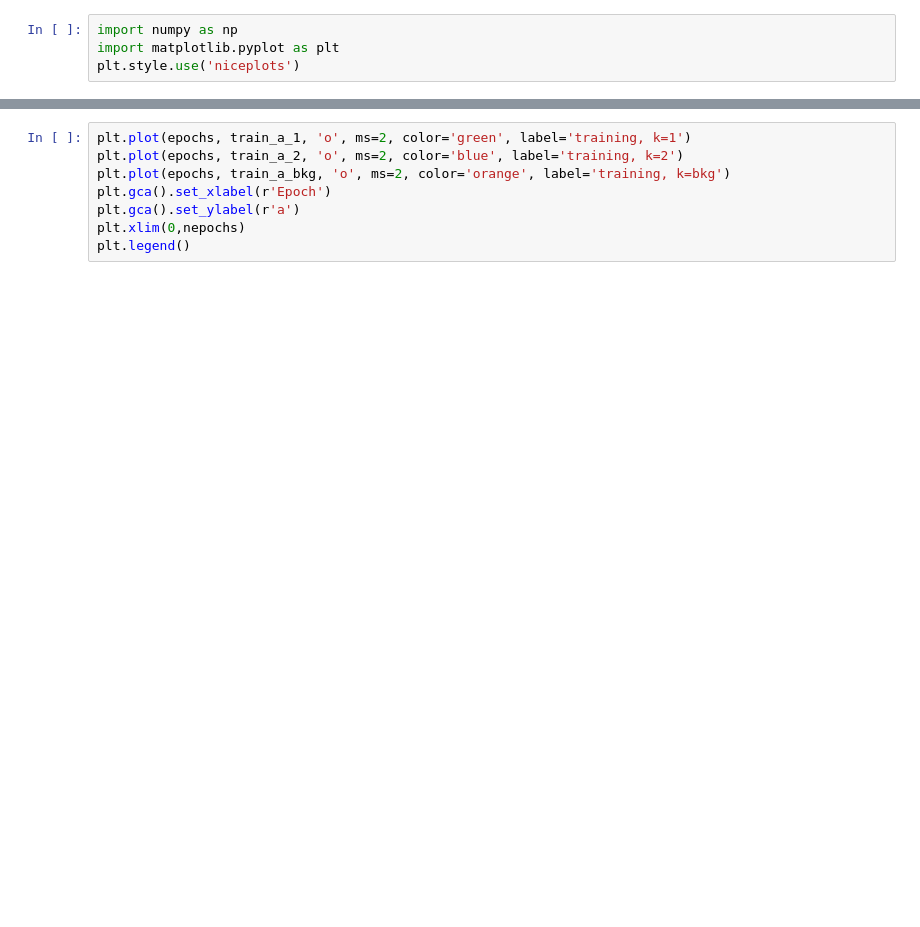
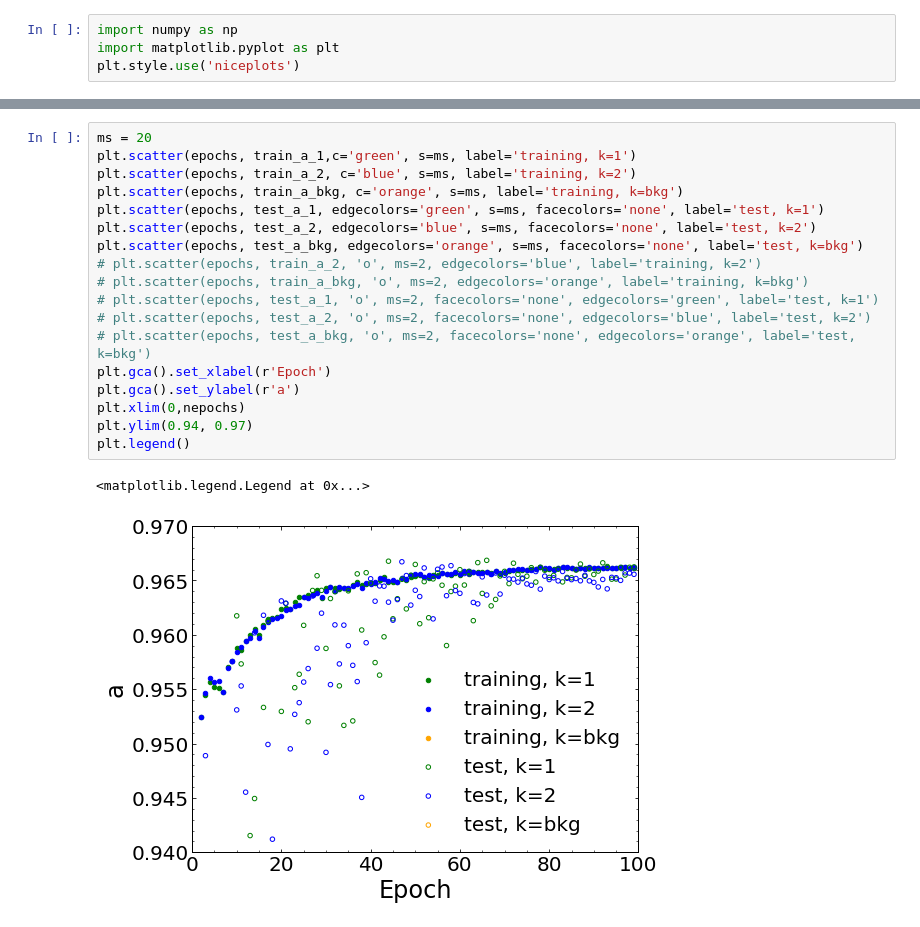
Before and after one commit to tferber/ECLML, a Jupyter notebook: scripts/plot_losses.ipynb, the cells around one changed output, grey strips where cells are left out. Drawn from its saved outputs; the diff is of its cells as text; blank space fills up the shorter version.

```diff
--- a/scripts/plot_losses.ipynb
+++ b/scripts/plot_losses.ipynb
@@ -68,11 +101,24 @@ plt.legend()
-# %%
-plt.plot(epochs, train_a_1, 'o', ms=2, color='green', label='training, k=1')
-plt.plot(epochs, train_a_2, 'o', ms=2, color='blue', label='training, k=2')
-plt.plot(epochs, train_a_bkg, 'o', ms=2, color='orange', label='training, k=bkg')
-plt.gca().set_xlabel(r'Epoch')
-plt.gca().set_ylabel(r'a')
-plt.xlim(0,nepochs)
-plt.legend()
+# %%
+ms = 20
+plt.scatter(epochs, train_a_1,c='green', s=ms, label='training, k=1')
+plt.scatter(epochs, train_a_2, c='blue', s=ms, label='training, k=2')
+plt.scatter(epochs, train_a_bkg, c='orange', s=ms, label='training, k=bkg')
+plt.scatter(epochs, test_a_1, edgecolors='green', s=ms, facecolors='none', label='test, k=1')
+plt.scatter(epochs, test_a_2, edgecolors='blue', s=ms, facecolors='none', label='test, k=2')
+plt.scatter(epochs, test_a_bkg, edgecolors='orange', s=ms, facecolors='none', label='test, k=bkg')
+# plt.scatter(epochs, train_a_2, 'o', ms=2, edgecolors='blue', label='training, k=2')
+# plt.scatter(epochs, train_a_bkg, 'o', ms=2, edgecolors='orange', label='training, k=bkg')
+# plt.scatter(epochs, test_a_1, 'o', ms=2, facecolors='none', edgecolors='green', label='test, k=1')
+# plt.scatter(epochs, test_a_2, 'o', ms=2, facecolors='none', edgecolors='blue', label='test, k=2')
+# plt.scatter(epochs, test_a_bkg, 'o', ms=2, facecolors='none', edgecolors='orange', label='test, k=bkg')
+plt.gca().set_xlabel(r'Epoch')
+plt.gca().set_ylabel(r'a')
+plt.xlim(0,nepochs)
+plt.ylim(0.94, 0.97)
+plt.legend()
+# %% [output]
+<matplotlib.legend.Legend at 0x...>
+[figure, added]
 # %%
 plt.plot(epochs, train_sigma_1, 'o', ms=2, color='green', label='training, k=1')
 plt.plot(epochs, train_sigma_2, 'o', ms=2, color='blue', label='training, k=2')
```
Also changed, not shown: parts of 7 cells of this notebook, 11 other files.
